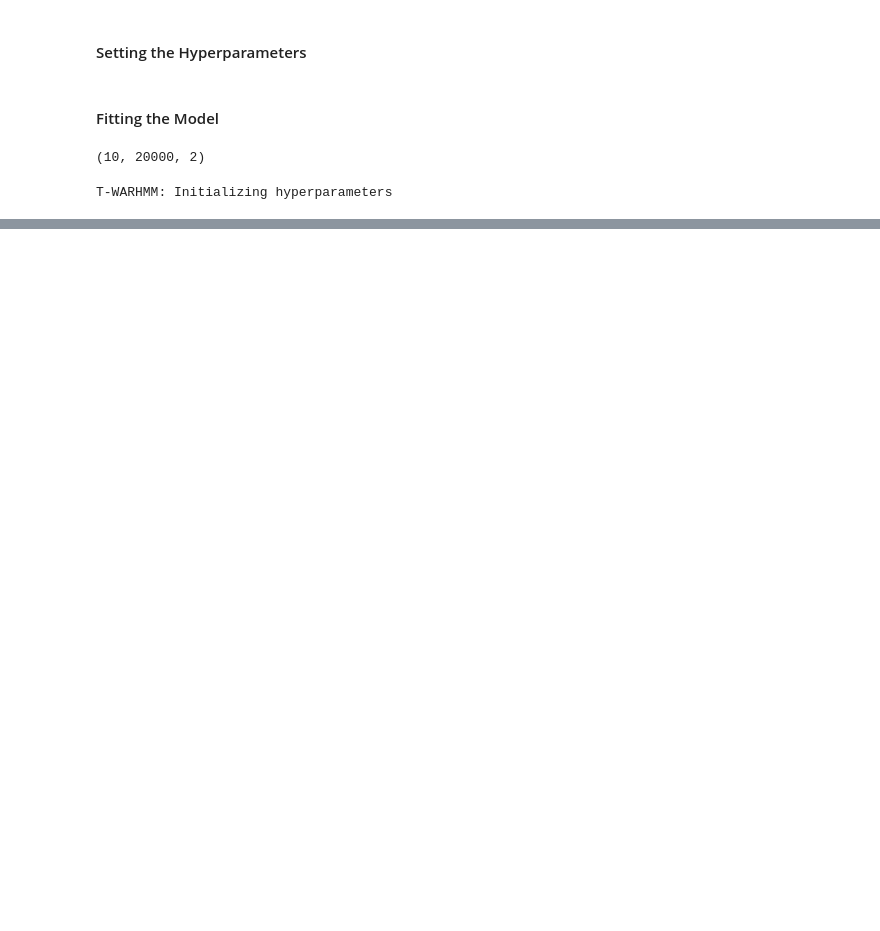
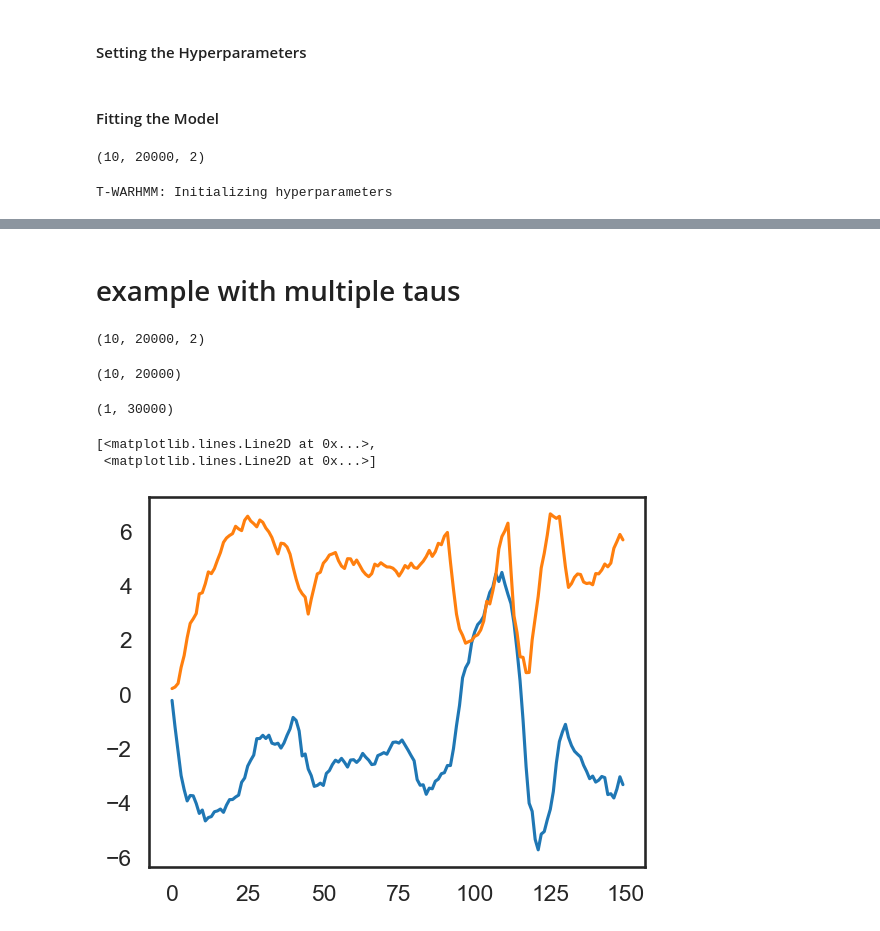
Before and after one commit to dattalab/jax-moseq, a Jupyter notebook: examples/warhmm_example.ipynb, the cells around one changed output, grey strips where cells are left out. Saved outputs shown, nothing was run; the diff lists cells and outputs as text; code cells hidden in the pictures; blank space fills up the shorter version.

```diff
--- a/examples/warhmm_example.ipynb
+++ b/examples/warhmm_example.ipynb
@@ -561,0 +334,24 @@ Array([[[1.        , 0.        , 0.        ],
+# %% [markdown]
+# example with multiple taus
+# %%
+data['x'].shape
+# %% [output]
+(10, 20000, 2)
+# %%
+data['mask'].shape
+# %% [output]
+(10, 20000)
+# %%
+xs_twarhmm = jnp.load('syn_x.npy')
+zs_twarhmm = jnp.load('syn_z.npy')
+data={'x':jnp.array([xs_twarhmm]), 'mask':jnp.ones((1, 30000))}
+# %%
+data['mask'].shape
+# %% [output]
+(1, 30000)
+# %%
+plt.plot(xs_twarhmm[:150])
+# %% [output]
+[<matplotlib.lines.Line2D at 0x...>,
+ <matplotlib.lines.Line2D at 0x...>]
+[figure, added]
```
Also changed, not shown: parts of 40 cells of this notebook, 1 other file.
